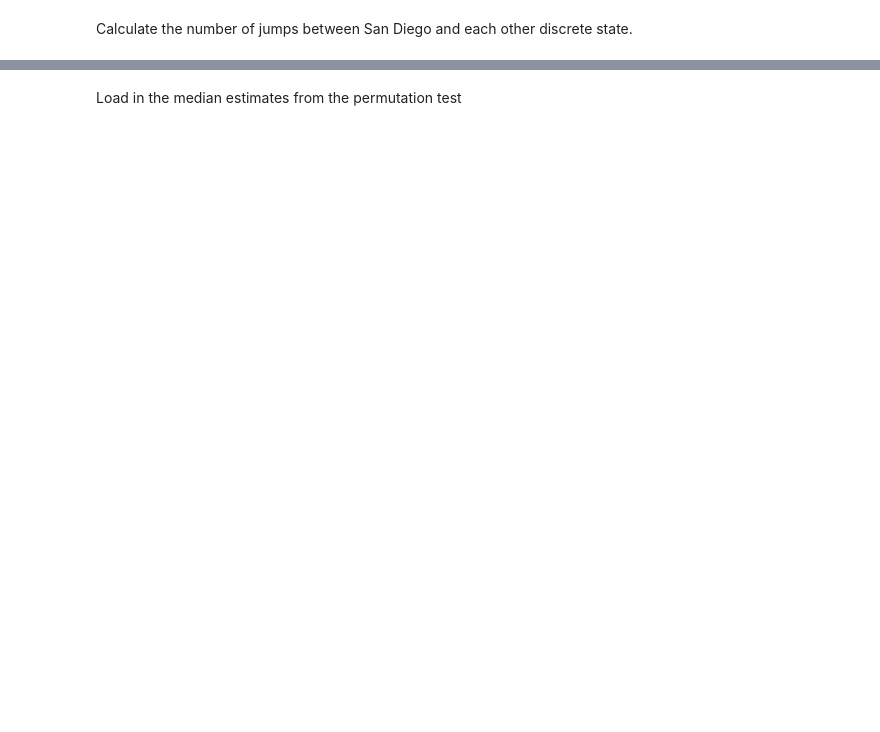
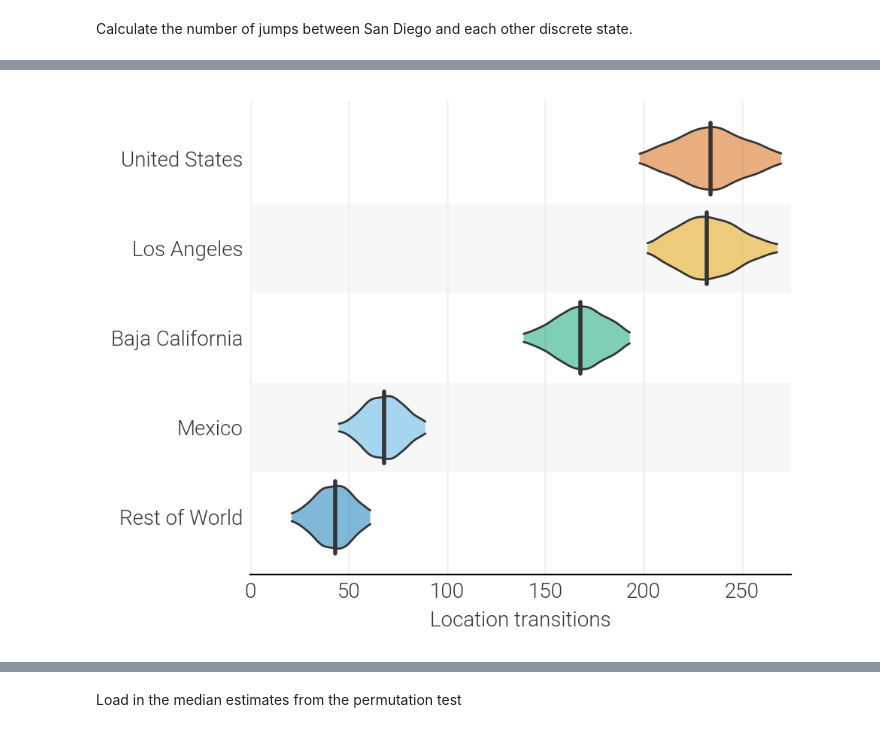
Before and after one commit to andersen-lab/project_2023_SARS-CoV-2_Connectivity, a Jupyter notebook: analyses/figure2_jumps-into-san-diego.ipynb, the cells around one changed output, grey strips where cells are left out. Drawn from its saved outputs; the diff is of its cells as text; code cells hidden in the pictures; blank space fills up the shorter version.

```diff
--- a/analyses/figure2_jumps-into-san-diego.ipynb
+++ b/analyses/figure2_jumps-into-san-diego.ipynb
@@ -65,0 +136,46 @@ ax.tick_params( axis="x", which="both", rotation=0, pad=0 )
+# %%
+location = "San Diego"
+
+sd_jumps = jumps.loc[(jumps["startLocation"]==location)|(jumps["endLocation"]==location)].copy()
+sd_jumps.loc[sd_jumps["endLocation"]==location,"endLocation"] = sd_jumps["startLocation"]
+sd_jumps["startLocation"] = location
+sd_jumps = sd_jumps.groupby( ["treeId","endLocation"] )["time"].agg( "count" ).reset_index()
+
+
+
+def plot_jumps_between( ax, j ):
+    for i, query in enumerate( j.groupby( "endLocation" )["time"].median().sort_values().index ):
+        data = j.loc[j["endLocation"]==query,"time"].to_numpy().ravel()
+        data = data[~np.isnan(data)]
+        data_median = np.median( data )
+
+        hpdHi, hpdLo = hpd( data, 0.95 )
+        x_grid = np.linspace( hpdLo, hpdHi, 101 )
+
+        kde = gaussian_kde( data )
+        y_grid = kde.evaluate( x_grid )
+        y_grid = y_grid / y_grid.max() * 0.35
+
+        ax.plot(x_grid, [i+y for y in y_grid], color=COLOR, lw=1, zorder=101, solid_capstyle="round" )
+        ax.plot(x_grid, [i-y for y in y_grid], color=COLOR, lw=1, zorder=101, solid_capstyle="round" )
+
+        ax.fill_between( x_grid, [i-y for y in y_grid], [i+y for y in y_grid], facecolor=colors[query], edgecolor='none', alpha=0.5, zorder=100 )
+        ln = ax.vlines( data_median, i-0.4, i+0.4, color=COLOR, linewidth=2, zorder=110)
+        ln.set_capstyle( "round" )
+
+    ax.set_yticks( range( len( j.groupby( "endLocation" )["time"].median().sort_values().index ) ) )
+    ax.set_yticklabels( j.groupby( "endLocation" )["time"].median().sort_values().index )
+
+    ax.axhspan( 0.5,1.5, color=COLOR, alpha=0.04, edgecolor=None, linewidth=0 )
+    ax.axhspan( 2.5,3.5, color=COLOR, alpha=0.04, edgecolor=None, linewidth=0 )
+
+    basic_formatting( ax, spines=["bottom"], which="x", xlabel="Location transitions", ysize=10, xsize=10, xlims=(0, 275) )
+    ax.tick_params( axis="x", bottom=False, which="both", rotation=0, pad=0 )
+
+fig, ax = plt.subplots( dpi=200, figsize=(5,4) )
+plot_jumps_between( ax, sd_jumps )
+plt.tight_layout()
+plt.savefig( "../analyses/plots/figure2_jumps-into-san-diego.pdf" )
+plt.show()
+# %% [output]
+[figure, added]
```
Also changed, not shown: parts of 16 cells of this notebook, 37 other files.
